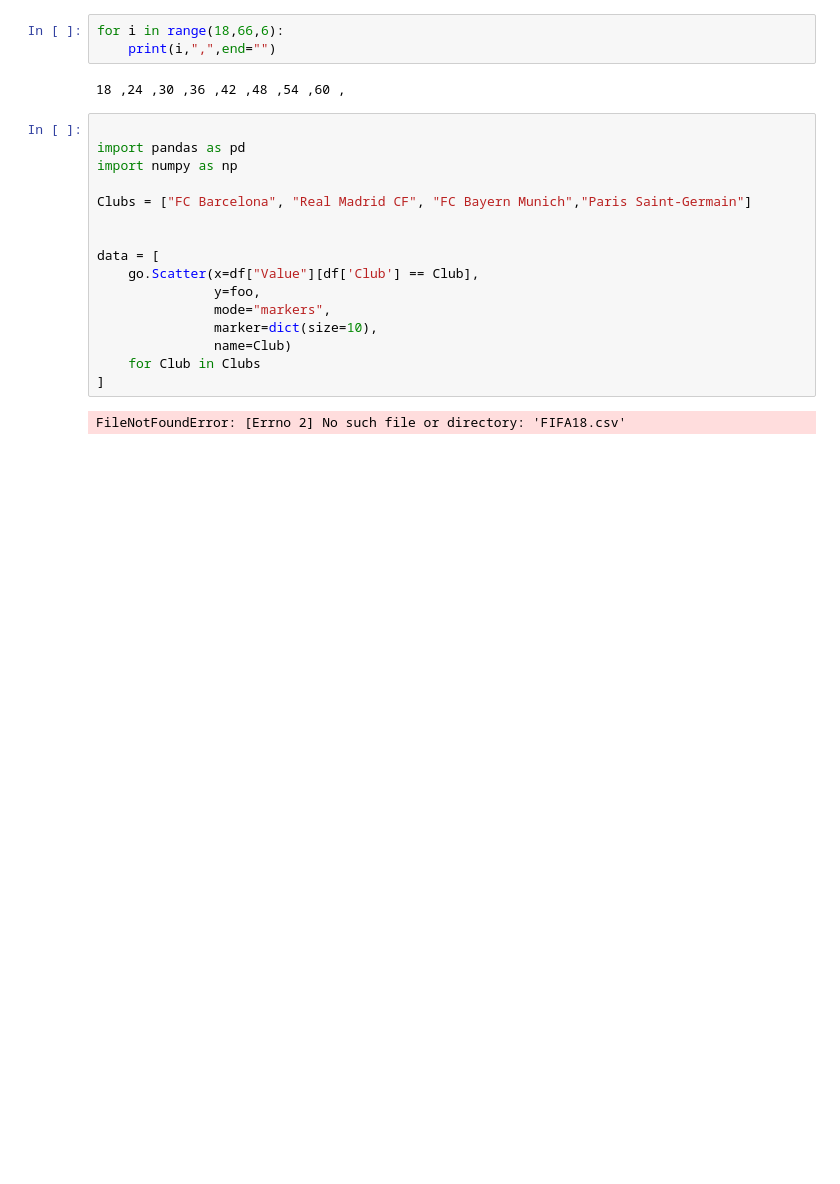
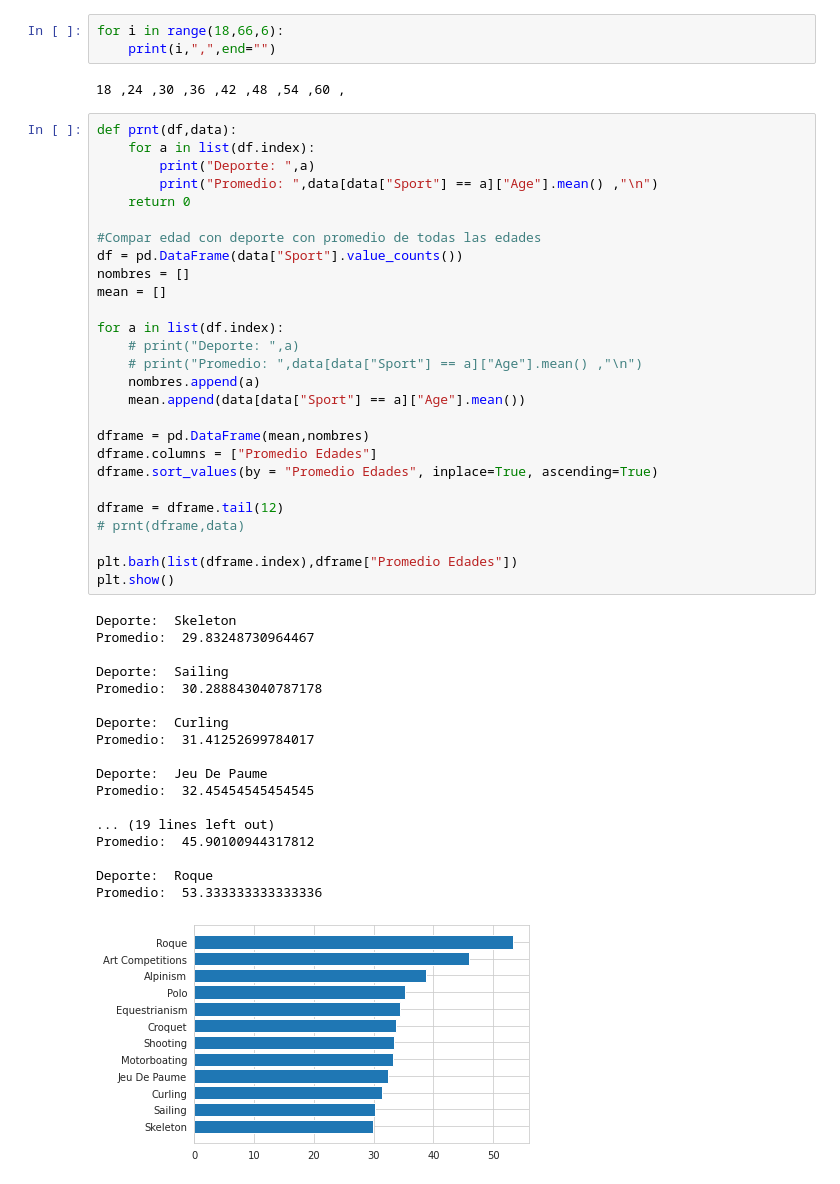
Before and after one commit to stbs22/scripts, a Jupyter notebook: Python/plot.ipynb, the cells around one changed output. Saved outputs shown, nothing was run; the diff lists cells and outputs as text; blank space fills up the shorter version.

```diff
--- a/Python/plot.ipynb
+++ b/Python/plot.ipynb
@@ -106,21 +120,49 @@ for i in range(18,66,6):
     print(i,",",end="")
 # %% [output]
 18 ,24 ,30 ,36 ,42 ,48 ,54 ,60 ,
-# %%
-
-import pandas as pd
-import numpy as np
-
-Clubs = ["FC Barcelona", "Real Madrid CF", "FC Bayern Munich","Paris Saint-Germain"]
-
-
-data = [
-    go.Scatter(x=df["Value"][df['Club'] == Club],
-               y=foo,
-               mode="markers",
-               marker=dict(size=10),
-               name=Club)
-    for Club in Clubs
-]
-# %% [output]
-FileNotFoundError: [Errno 2] No such file or directory: 'FIFA18.csv'
+# %%
+def prnt(df,data):
+    for a in list(df.index):
+        print("Deporte: ",a)
+        print("Promedio: ",data[data["Sport"] == a]["Age"].mean() ,"\n")
+    return 0
+
+#Compar edad con deporte con promedio de todas las edades
+df = pd.DataFrame(data["Sport"].value_counts())
+nombres = []
+mean = []
+
+for a in list(df.index):
+    # print("Deporte: ",a)
+    # print("Promedio: ",data[data["Sport"] == a]["Age"].mean() ,"\n")
+    nombres.append(a)
+    mean.append(data[data["Sport"] == a]["Age"].mean())
+
+dframe = pd.DataFrame(mean,nombres)
+dframe.columns = ["Promedio Edades"]
+dframe.sort_values(by = "Promedio Edades", inplace=True, ascending=True)
+
+dframe = dframe.tail(12)
+# prnt(dframe,data)
+
+plt.barh(list(dframe.index),dframe["Promedio Edades"])
+plt.show()
+# %% [output]
+Deporte:  Skeleton
+Promedio:  29.83248730964467
+
+Deporte:  Sailing
+Promedio:  30.288843040787178
+
+Deporte:  Curling
+Promedio:  31.41252699784017
+
+Deporte:  Jeu De Paume
+Promedio:  32.45454545454545
+
+... (19 lines left out)
+Promedio:  45.90100944317812
+
+Deporte:  Roque
+Promedio:  53.333333333333336
+[figure, added]
```
Also changed, not shown: parts of 3 cells of this notebook, 5 other files.
